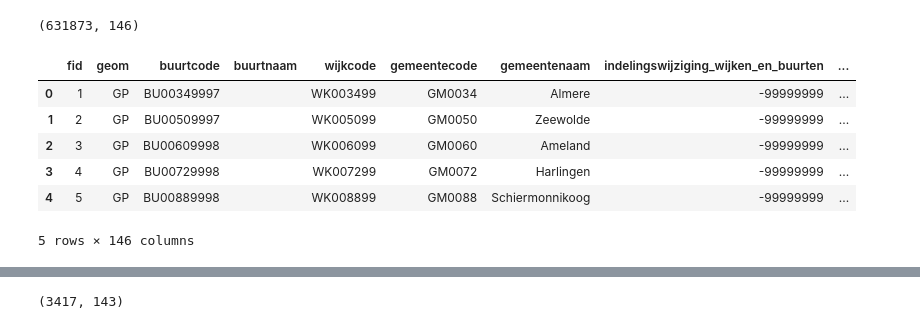
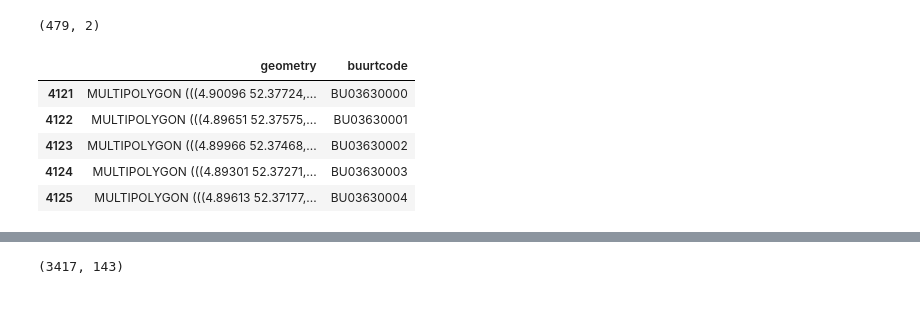
Before and after one commit to datascientist211/data_analytics, a Jupyter notebook: Nederland/Amsterdam/collecting_dataset.ipynb, the cells around one changed output, grey strips where cells are left out. Drawn from its saved outputs; the diff is of its cells as text; code cells hidden in the pictures.

Commit message:
changed the way of collecting data from WijkBuurtkaart_2021_v2 and fixed errors depends on it in other files

```diff
--- a/Nederland/Amsterdam/collecting_dataset.ipynb
+++ b/Nederland/Amsterdam/collecting_dataset.ipynb
@@ -1,16 +1,30 @@
 # %%
 import pandas as pd
+import geopandas as gpd
 
-new_data = pd.read_csv('buurten.csv', sep = ";")
-print(new_data.shape)
-new_data.head()
+# reading database
+geo_data = gpd.GeoDataFrame(gpd.read_file("WijkBuurtkaart_2021_v2/wijkenbuurten_2021_v2.gpkg"))
+#convert Rijksdriehoeksmeting (RD) GIS coordinates format to Lat/Long
+geo_data.set_crs(epsg='28992')
+geo_data = geo_data.to_crs(epsg='4326')
+
+# get the only data we need
+geo_data = geo_data[geo_data['gemeentenaam'] == "Amsterdam"]
+geo_data = geo_data[geo_data['buurtnaam'] != " "]
+data_buurt = pd.DataFrame(geo_data.drop(columns='geometry', axis = 1))
+geo_data = geo_data[['geometry', 'buurtcode']]
+
+# write it down to the .csv file
+geo_data.to_csv(r'geodata_amsterdam.csv', index = False)
+
+print(geo_data.shape)
+geo_data.head()
 # %% [output]
-(631873, 146)
+(479, 2)
-|  | fid | geom | buurtcode | buurtnaam | wijkcode | gemeentecode | gemeentenaam | indelingswijziging_wijken_en_buurten | ... |
-| 0 | 1 | GP | BU00349997 |  | WK003499 | GM0034 | Almere | -99999999 | ... |
-| 1 | 2 | GP | BU00509997 |  | WK005099 | GM0050 | Zeewolde | -99999999 | ... |
-| 2 | 3 | GP | BU00609998 |  | WK006099 | GM0060 | Ameland | -99999999 | ... |
-| 3 | 4 | GP | BU00729998 |  | WK007299 | GM0072 | Harlingen | -99999999 | ... |
-| 4 | 5 | GP | BU00889998 |  | WK008899 | GM0088 | Schiermonnikoog | -99999999 | ... |
+|  | geometry | buurtcode |
+| 4121 | MULTIPOLYGON (((4.90096 52.37724,... | BU03630000 |
+| 4122 | MULTIPOLYGON (((4.89651 52.37575,... | BU03630001 |
+| 4123 | MULTIPOLYGON (((4.89966 52.37468,... | BU03630002 |
+| 4124 | MULTIPOLYGON (((4.89301 52.37271,... | BU03630003 |
+| 4125 | MULTIPOLYGON (((4.89613 52.37177,... | BU03630004 |
-5 rows × 146 columns
 # %%
```
Also changed, not shown: parts of 14 cells of this notebook, 8 other files.
